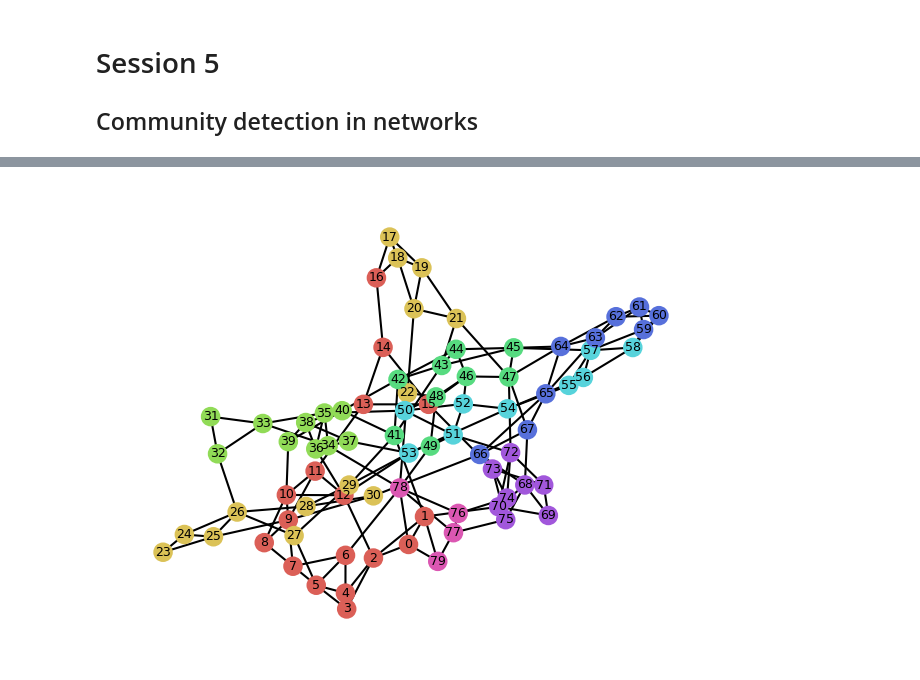
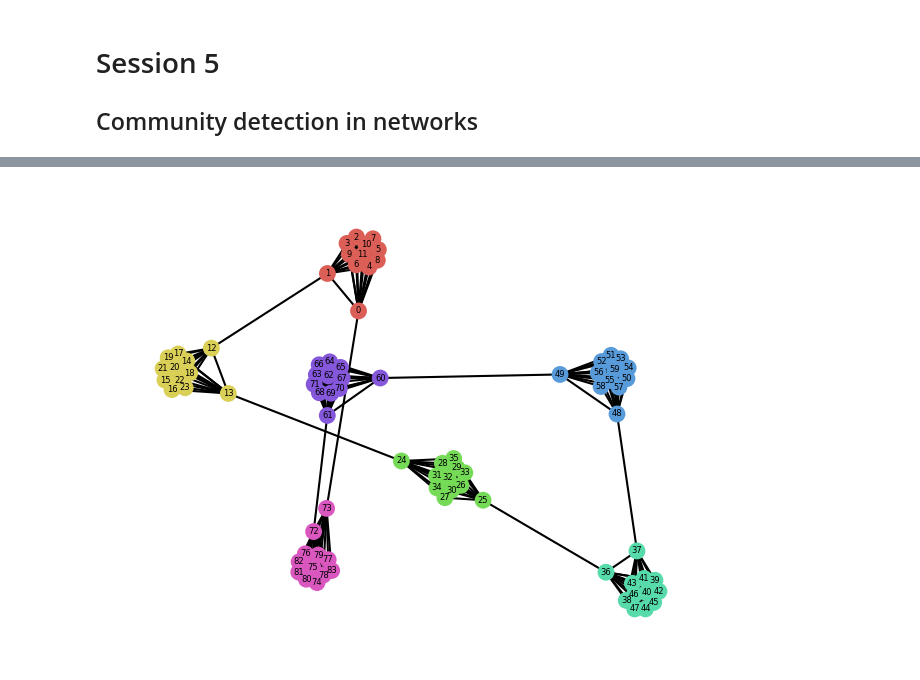
Before and after one commit to satuelisa/ICN2024, a Jupyter notebook: S5_cluster.ipynb, the cells around one changed output, grey strips where cells are left out. Saved outputs shown, nothing was run; the diff lists cells and outputs as text; code cells hidden in the pictures.

Commit message:
live-class version that deals with unusual vertex labels with more ease

```diff
--- a/S5_cluster.ipynb
+++ b/S5_cluster.ipynb
@@ -7,9 +7,9 @@
 import networkx as nx
 import numpy as np
 # %%
-n = 80
+n = 300
 pos = np.random.random((n, 2)) # x and y positions
-k = 5 # groups
+k = 7 # groups
 from sklearn.cluster import KMeans
 clustering = KMeans(n_clusters = k, n_init = 'auto').fit(pos)
 leaders = clustering.cluster_centers_
@@ -56,5 +58,5 @@ l = nx.draw_networkx_labels(G, pos = coords, font_size = 6)
 # %%
-G2 = nx.connected_watts_strogatz_graph(80, 5, 0.2)
+G2 = nx.ring_of_cliques(7, 12)
 clusters = nx.community.greedy_modularity_communities(G2)
 for c in clusters:
   print(c)
@@ -70,16 +71,16 @@ frozenset({41, 42, 43, 44})
 # %%
 cc = sns.color_palette('hls', len(clusters))
-cv = []
+cv = dict()
 i = 0
 for cluster in clusters:
   color = cc[i]
+  i += 1
   for v in cluster:
-    cv.append(cc[i])
-  i += 1
+    cv[v] = color
 # %%
 fig = plt.figure(1, figsize = (4, 3), dpi =  150)
 pos = nx.spring_layout(G2)
-nx.draw(G2, pos, node_color = cv, node_size = 70)
-l = nx.draw_networkx_labels(G2, pos, font_size = 6)
+nx.draw(G2, pos, node_color = [ cv.get(v, 'gray') for v in G2.nodes ], node_size = 50)
+l = nx.draw_networkx_labels(G2, pos, font_size = 4)
 # %% [output]
-[figure, old version]
+[figure, new version]
```
Also changed, not shown: parts of 3 cells of this notebook.
